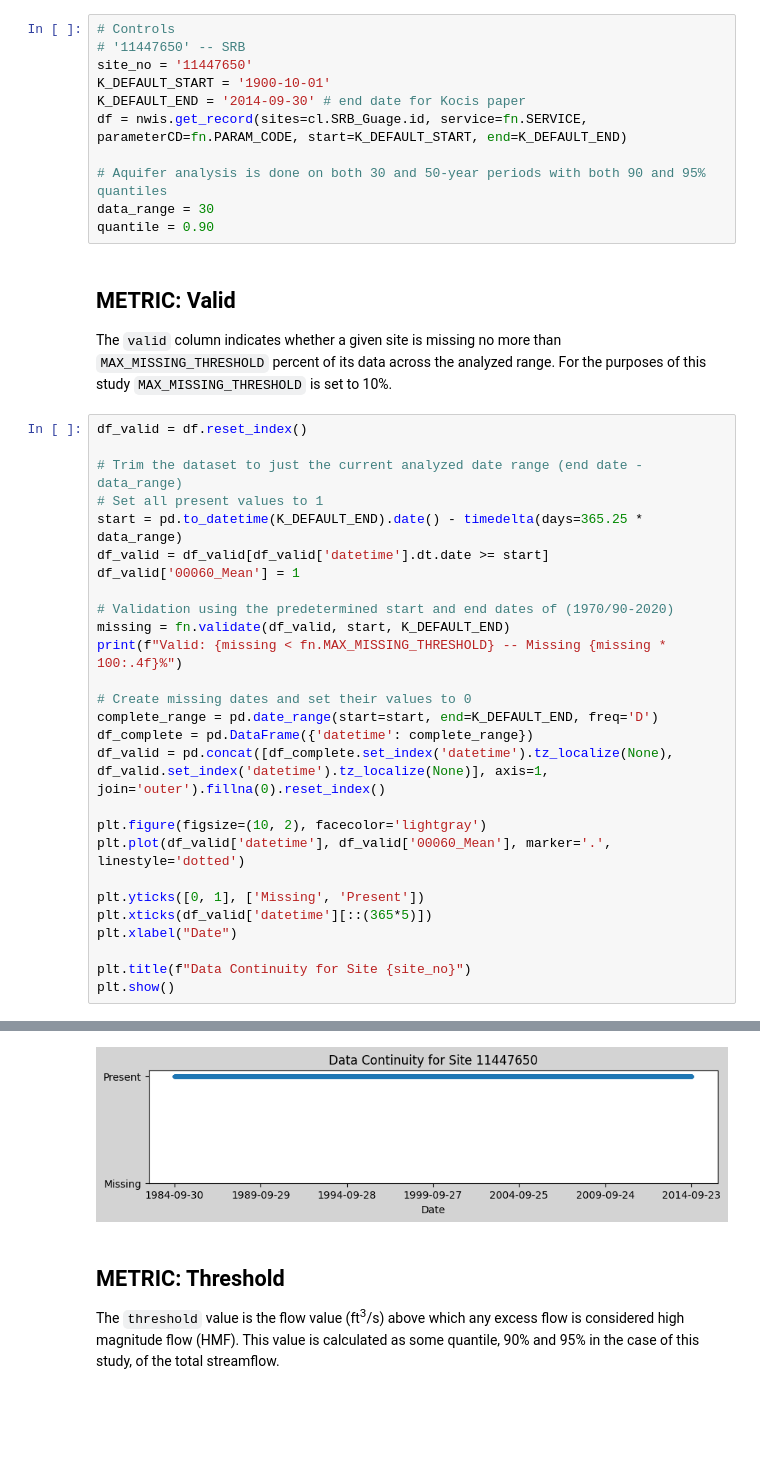
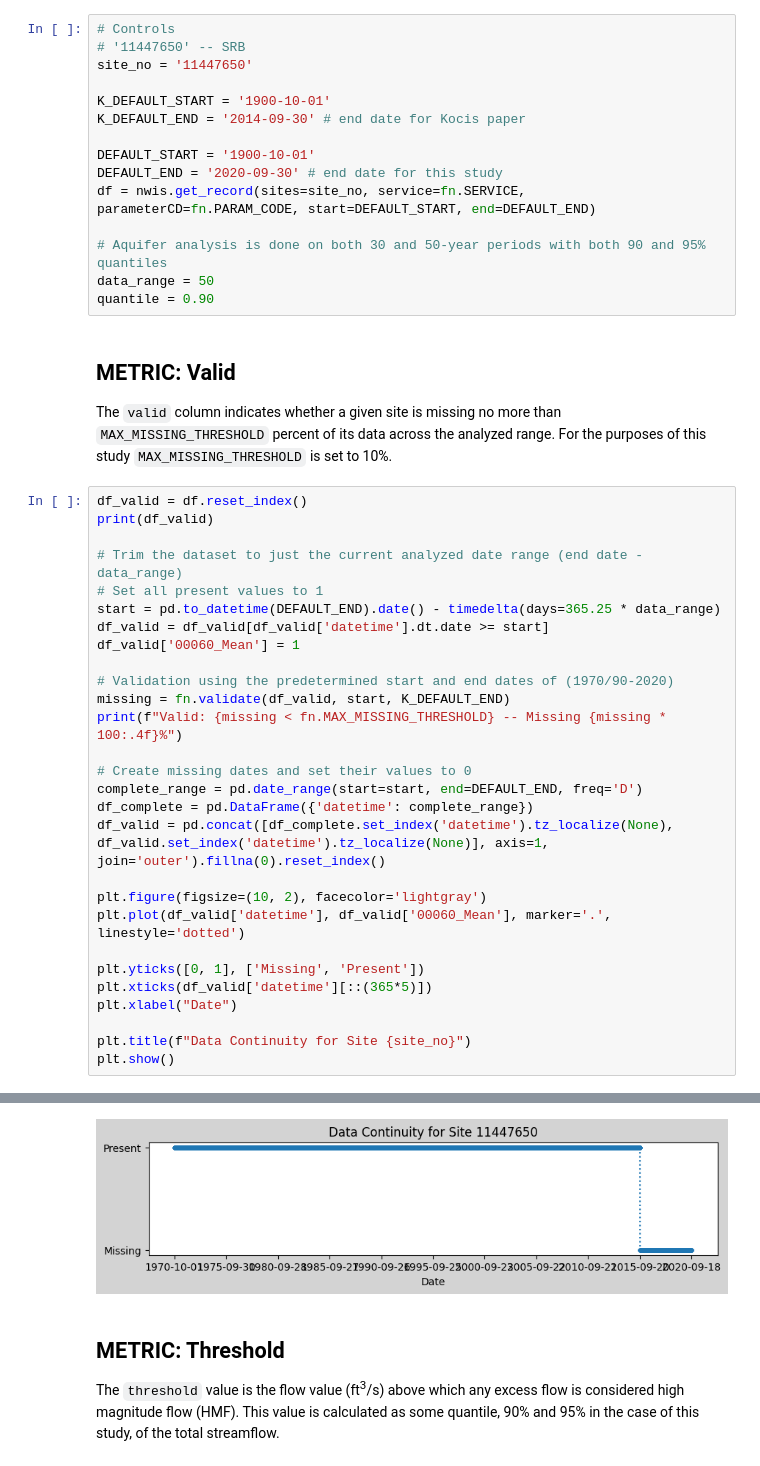
Before and after one commit to AlekWithK/DahlkeLab_LAWR, a Jupyter notebook: site_analysis.ipynb, the cells around one changed output, grey strips where cells are left out. Cells and saved outputs as stored; diff of their text form; blank space fills up the shorter version.

```diff
--- a/site_analysis.ipynb
+++ b/site_analysis.ipynb
@@ -31,22 +31,27 @@ pd.options.mode.chained_assignment = None
 # Controls
 # '11447650' -- SRB
 site_no = '11447650'
+
 K_DEFAULT_START = '1900-10-01'
 K_DEFAULT_END = '2014-09-30' # end date for Kocis paper
-df = nwis.get_record(sites=cl.SRB_Guage.id, service=fn.SERVICE, parameterCD=fn.PARAM_CODE, start=K_DEFAULT_START, end=K_DEFAULT_END)
+
+DEFAULT_START = '1900-10-01'
+DEFAULT_END = '2020-09-30' # end date for this study
+df = nwis.get_record(sites=site_no, service=fn.SERVICE, parameterCD=fn.PARAM_CODE, start=DEFAULT_START, end=DEFAULT_END)
 
 # Aquifer analysis is done on both 30 and 50-year periods with both 90 and 95% quantiles
-data_range = 30
+data_range = 50
 quantile = 0.90
 # %% [markdown]
 ## METRIC: Valid
 The `valid` column indicates whether a given site is missing no more than `MAX_MISSING_THRESHOLD` percent of its data across the analyzed range. For the purposes of this study `MAX_MISSING_THRESHOLD` is set to 10%.
 # %%
 df_valid = df.reset_index()
+print(df_valid)
 
 # Trim the dataset to just the current analyzed date range (end date - data_range)
 # Set all present values to 1
-start = pd.to_datetime(K_DEFAULT_END).date() - timedelta(days=365.25 * data_range)
+start = pd.to_datetime(DEFAULT_END).date() - timedelta(days=365.25 * data_range)
 df_valid = df_valid[df_valid['datetime'].dt.date >= start]
 df_valid['00060_Mean'] = 1
 
@@ -55,7 +60,7 @@ missing = fn.validate(df_valid, start, K_DEFAULT_END)
 print(f"Valid: {missing < fn.MAX_MISSING_THRESHOLD} -- Missing {missing * 100:.4f}%")
 
 # Create missing dates and set their values to 0
-complete_range = pd.date_range(start=start, end=K_DEFAULT_END, freq='D')
+complete_range = pd.date_range(start=start, end=DEFAULT_END, freq='D')
 df_complete = pd.DataFrame({'datetime': complete_range})
 df_valid = pd.concat([df_complete.set_index('datetime').tz_localize(None), df_valid.set_index('datetime').tz_localize(None)], axis=1, join='outer').fillna(0).reset_index()
 
@@ -73,4 +92,4 @@ Valid: True -- Missing -0.0091%
-[figure, old version]
+[figure, new version]
 # %% [markdown]
 ## METRIC: Threshold
 The `threshold` value is the flow value (ft<sup>3</sup>/s) above which any excess flow is considered high magnitude flow (HMF). This value is calculated as some quantile, 90% and 95% in the case of this study, of the total streamflow.
```
Also changed, not shown: parts of 1 cell of this notebook, 13 other files.
